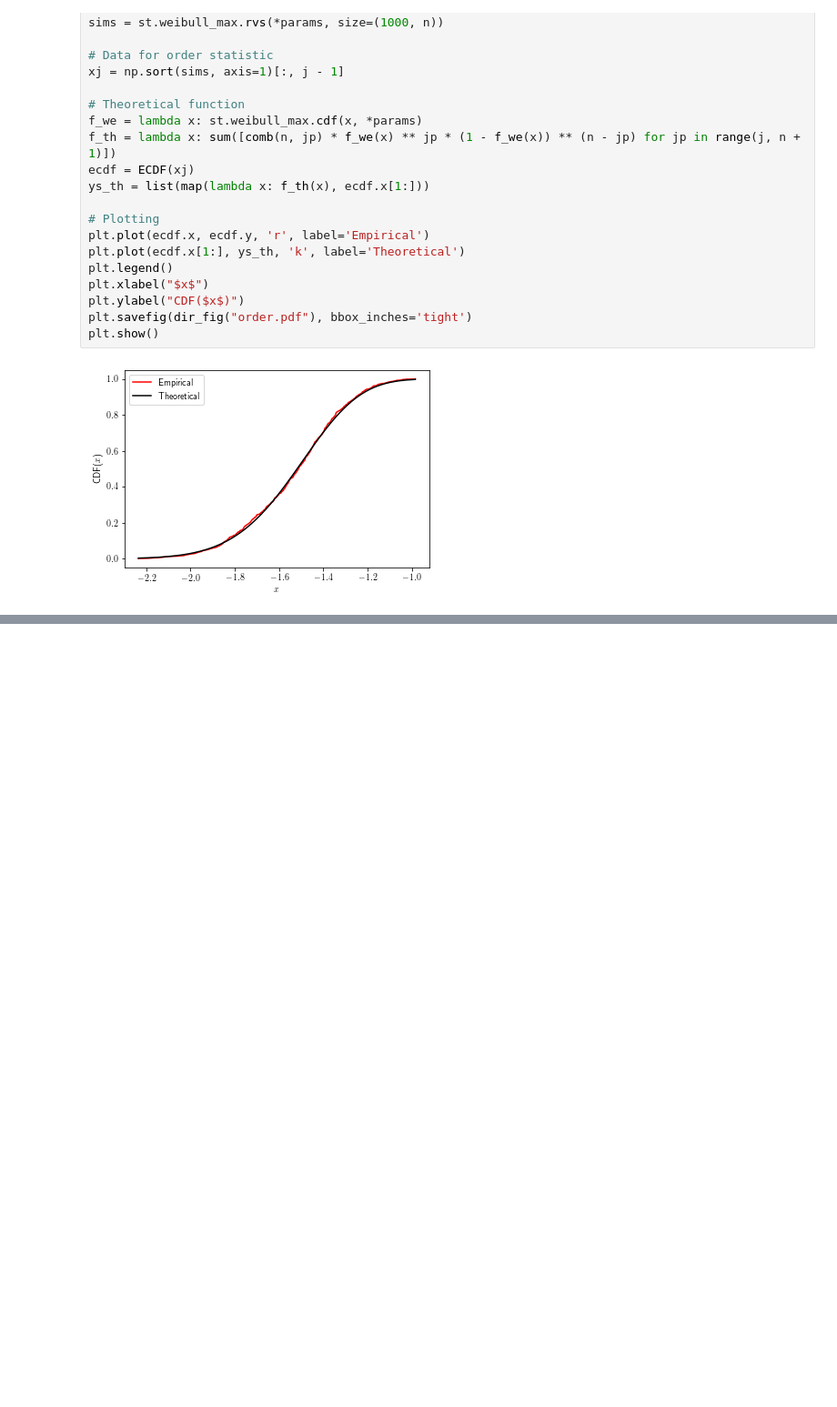
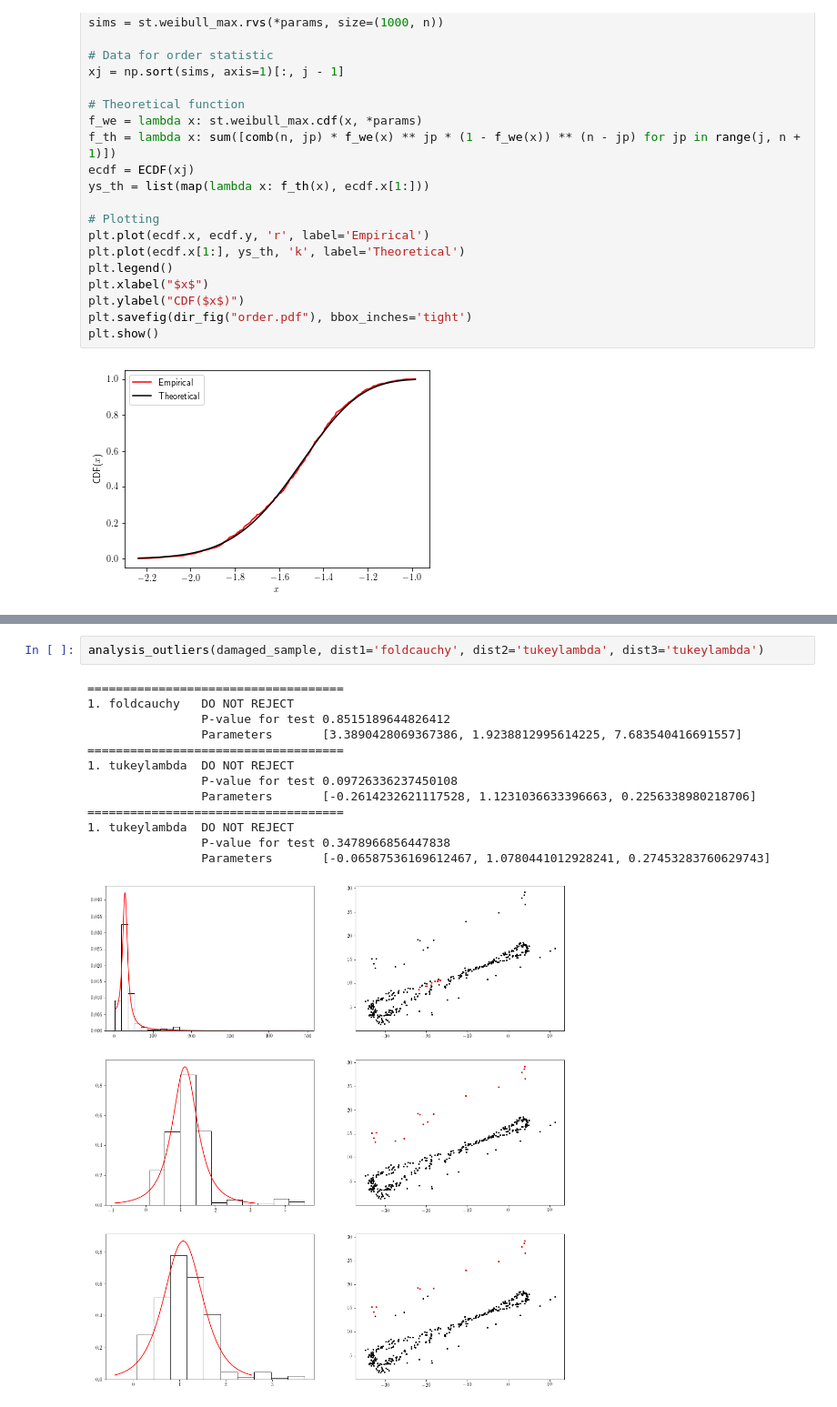
Before and after one commit to Daples/mathematical-engineering, a Jupyter notebook: 201/non-parametric-statistics/workshop-code.ipynb, the cells around one changed output, grey strips where cells are left out. Shown at 91% size. Drawn from its saved outputs; the diff is of its cells as text; blank space fills up the shorter version.

```diff
--- a/201/non-parametric-statistics/workshop-code.ipynb
+++ b/201/non-parametric-statistics/workshop-code.ipynb
@@ -272,0 +438,16 @@ array([], dtype=float64)
+# %%
+analysis_outliers(damaged_sample, dist1='foldcauchy', dist2='tukeylambda', dist3='tukeylambda')
+# %% [output]
+====================================
+1. foldcauchy   DO NOT REJECT
+                P-value for test 0.8515189644826412
+                Parameters       [3.3890428069367386, 1.9238812995614225, 7.683540416691557]
+====================================
+1. tukeylambda  DO NOT REJECT
+                P-value for test 0.09726336237450108
+                Parameters       [-0.2614232621117528, 1.1231036633396663, 0.2256338980218706]
+====================================
+1. tukeylambda  DO NOT REJECT
+                P-value for test 0.3478966856447838
+                Parameters       [-0.06587536169612467, 1.0780441012928241, 0.27453283760629743]
+[figure, added]
```
Also changed, not shown: parts of 10 cells of this notebook, 6 other files.
